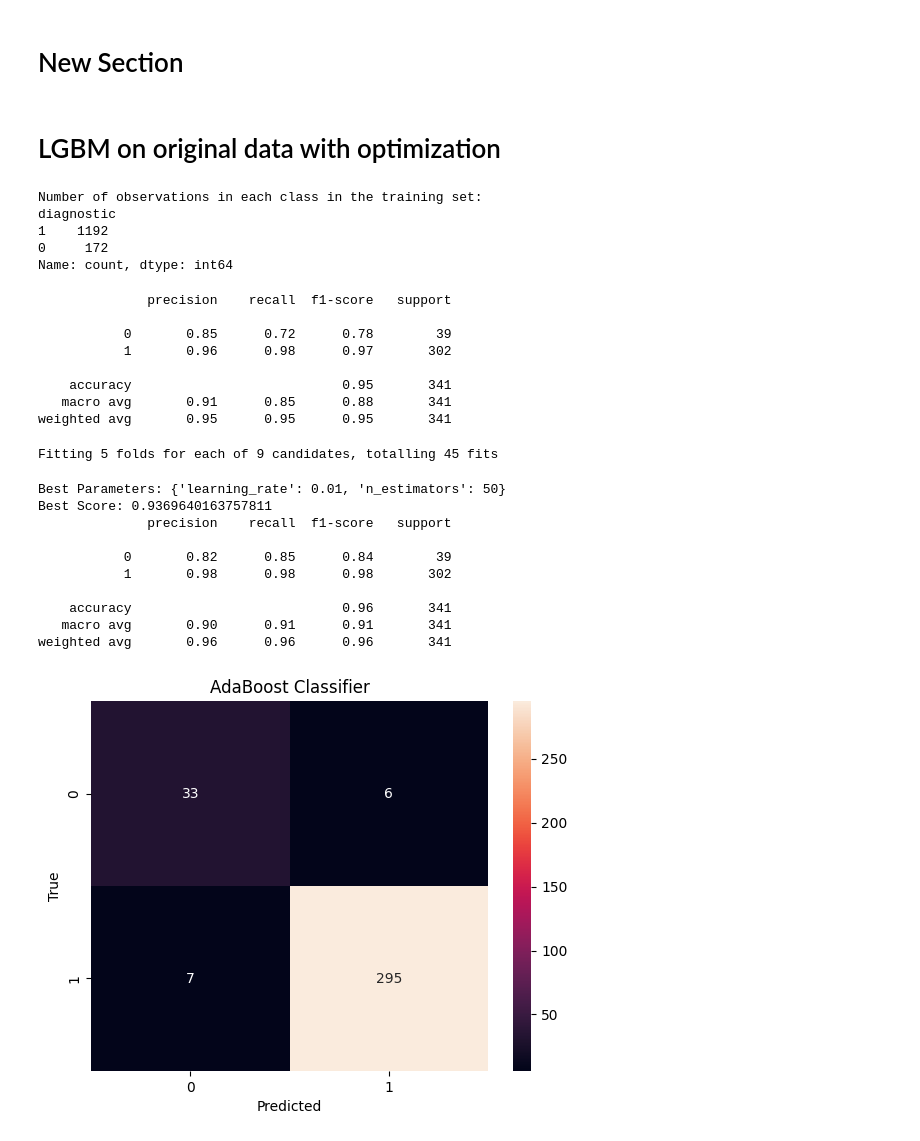
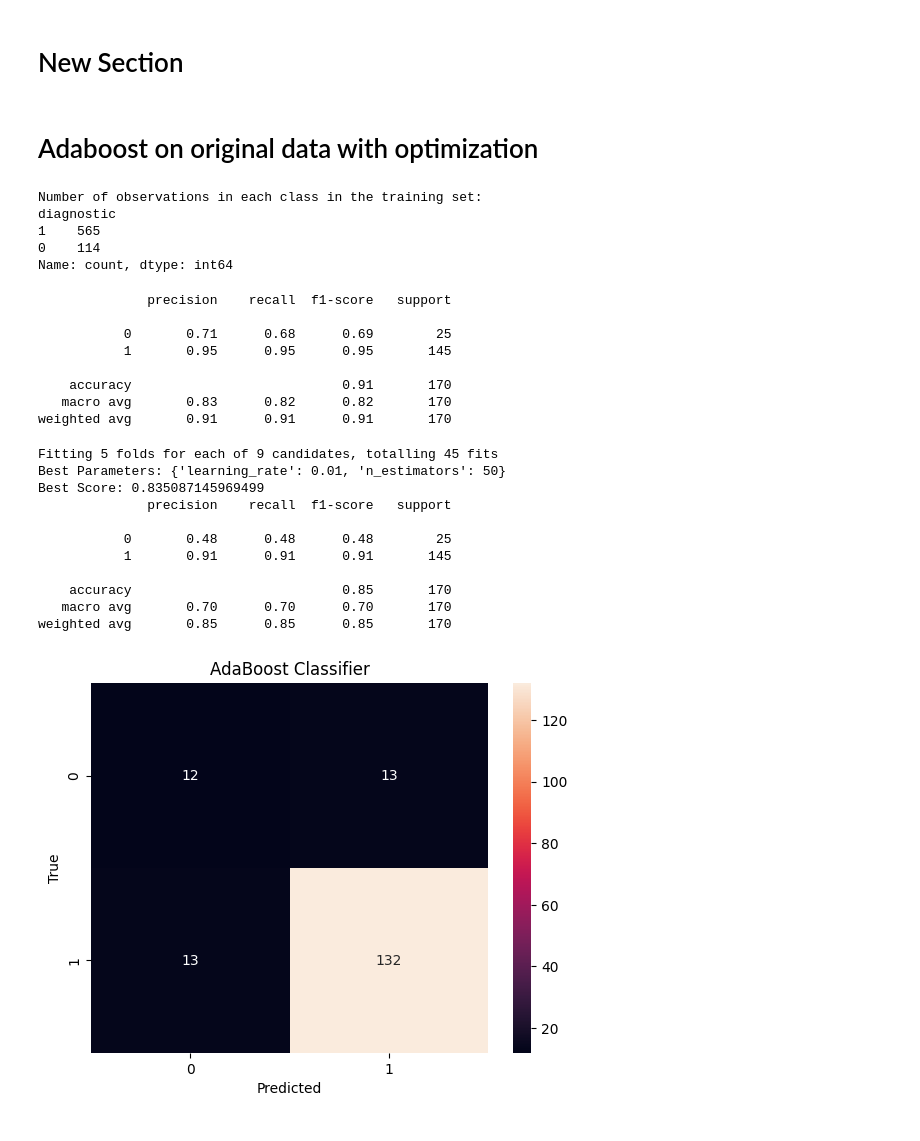
Before and after one commit to Maryamalakkas/Skin_Cancer, a Jupyter notebook: notebook/adaboost.ipynb, the cells around one changed output. Drawn from its saved outputs; the diff is of its cells as text; code cells hidden in the pictures.

Commit message:
dropping duplicates

```diff
--- a/notebook/adaboost.ipynb
+++ b/notebook/adaboost.ipynb
@@ -20,7 +20,7 @@ random_state=123
 best_models = {}
 # %%
 # Read in the data
-df = pd.read_csv('../Data/Final_skin_cancer.csv')
+df = pd.read_csv(r'C:\Users\Admin\Desktop\Skin_Cancer\Data\Final_skin_cancer.csv') # change the path to the file
 
 df.drop('drink', axis=1, inplace=True)
 
@@ -53,6 +53,9 @@ has_piped_water        0
 has_sewage_system      0
 diagnostic             0
 dtype: int64
+# %%
+#drop duplicates
+df.drop_duplicates(inplace=True)
 # %% [markdown]
 # New Section
 # %%
@@ -155,7 +158,7 @@ def optimize_with_grid(X_train, y_train, random_state=None):
 # Example usage (ensure you have defined X_train, y_train, and random_state before calling this function)
 # best_adaboost_model = optimize_with_grid(X_train, y_train, random_state=42)
 # %% [markdown]
-<h1> LGBM on original data with optimization </h1>
+<h1> Adaboost on original data with optimization </h1>
 # %%
 # using function with no sampling
 X_train, X_test, y_train, y_test = splitting_data(df, 'none')
@@ -170,47 +173,47 @@ print(y_train.value_counts())
 # %% [output]
 Number of observations in each class in the training set:
 diagnostic
-1    1192
-0     172
+1    565
+0    114
 Name: count, dtype: int64
 # %%
-LGBM1 = training(X_train, y_train)
-y_pred = predict('original',LGBM1, X_test, y_test)
+Adaboost1 = training(X_train, y_train)
+y_pred = predict('original',Adaboost1, X_test, y_test)
 # %% [output]
               precision    recall  f1-score   support
 
-           0       0.85      0.72      0.78        39
-           1       0.96      0.98      0.97       302
+           0       0.71      0.68      0.69        25
+           1       0.95      0.95      0.95       145
 
-    accuracy                           0.95       341
-   macro avg       0.91      0.85      0.88       341
-weighted avg       0.95      0.95      0.95       341
+    accuracy                           0.91       170
+   macro avg       0.83      0.82      0.82       170
+weighted avg       0.91      0.91      0.91       170
 # %%
-best_LGBM1 = optimize_with_grid(X_train, y_train)
-prediction = predict('original_grid',best_LGBM1, X_test, y_test)
+best_Adaboost1 = optimize_with_grid(X_train, y_train)
+prediction = predict('original_grid',best_Adaboost1, X_test, y_test)
 # %% [output]
 Fitting 5 folds for each of 9 candidates, totalling 45 fits
+Best Parameters: {'learning_rate': 0.01, 'n_estimators': 50}
+Best Score: 0.835087145969499
+              precision    recall  f1-score   support
+
+           0       0.48      0.48      0.48        25
+           1       0.91      0.91      0.91       145
+
+    accuracy                           0.85       170
+   macro avg       0.70      0.70      0.70       170
+weighted avg       0.85      0.85      0.85       170
-Best Parameters: {'learning_rate': 0.01, 'n_estimators': 50}
-Best Score: 0.9369640163757811
-              precision    recall  f1-score   support
-
-           0       0.82      0.85      0.84        39
-           1       0.98      0.98      0.98       302
-
-    accuracy                           0.96       341
-   macro avg       0.90      0.91      0.91       341
-weighted avg       0.96      0.96      0.96       341
 # %%
 # plot the confusion matrix for the model
-y_pred = best_LGBM1.predict(X_test)
+y_pred = best_Adaboost1.predict(X_test)
 cm = confusion_matrix(y_test, y_pred)
 sns.heatmap(cm, annot=True, fmt='d')
 plt.xlabel('Predicted')
 plt.ylabel('True')
 plt.title('AdaBoost Classifier')
 plt.show()
 # %% [output]
-[figure, old version]
+[figure, new version]
 # %%
 best_model_df = pd.DataFrame.from_dict(best_models, orient='index')
 best_model_df.sort_values(by='accuracy', ascending=False, inplace=True)
```
Also changed, not shown: parts of 3 cells of this notebook, 2 other files.
